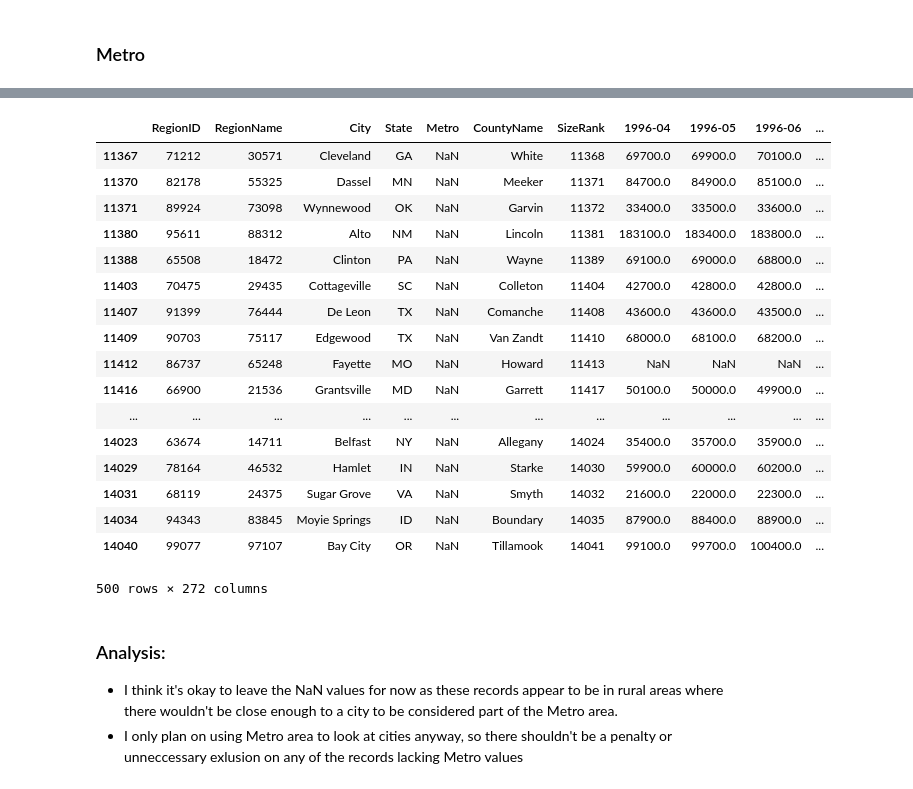
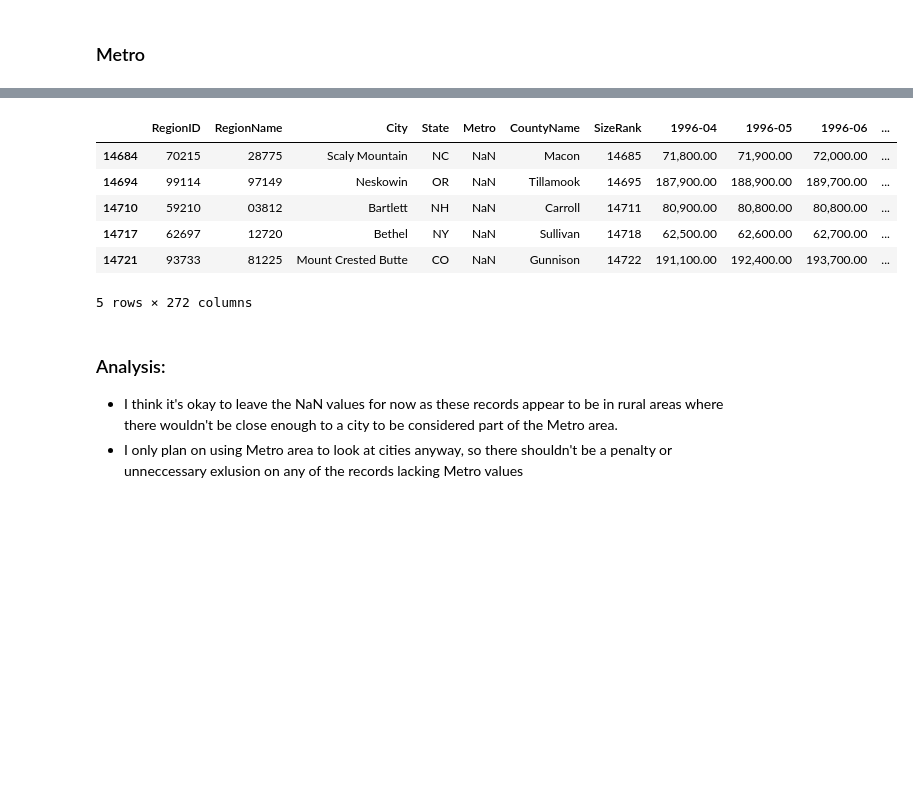
Before and after one commit to jxn628/dsc-phase-4-project-1, a Jupyter notebook: student.ipynb, the cells around one changed output, grey strips where cells are left out. Cells and saved outputs as stored; diff of their text form; code cells hidden in the pictures; blank space fills up the shorter version.

```diff
--- a/student.ipynb
+++ b/student.ipynb
@@ -55,6 +59,8 @@ from statsmodels.tsa.stattools import adfuller
 
 plt.style.use('seaborn')
 pd.set_option('display.max_rows', 1500) #change the amount of rows displayed
+
+pd.options.display.float_format = '{:,.2f}'.format
 # %%
 df = pd.read_csv("zillow_data.csv")
 # %%
@@ -133,25 +141,14 @@ Sedalia                                 1
 Name: Metro, dtype: int64
 # %%
-df.sort_values('Metro').tail(1000)
+df.sort_values('Metro').tail()
 # %% [output]
 |  | RegionID | RegionName | City | State | Metro | CountyName | SizeRank | 1996-04 | 1996-05 | 1996-06 | ... |
-| 11367 | 71212 | 30571 | Cleveland | GA | NaN | White | 11368 | 69700.0 | 69900.0 | 70100.0 | ... |
-| 11370 | 82178 | 55325 | Dassel | MN | NaN | Meeker | 11371 | 84700.0 | 84900.0 | 85100.0 | ... |
-| 11371 | 89924 | 73098 | Wynnewood | OK | NaN | Garvin | 11372 | 33400.0 | 33500.0 | 33600.0 | ... |
-| 11380 | 95611 | 88312 | Alto | NM | NaN | Lincoln | 11381 | 183100.0 | 183400.0 | 183800.0 | ... |
-| 11388 | 65508 | 18472 | Clinton | PA | NaN | Wayne | 11389 | 69100.0 | 69000.0 | 68800.0 | ... |
-| 11403 | 70475 | 29435 | Cottageville | SC | NaN | Colleton | 11404 | 42700.0 | 42800.0 | 42800.0 | ... |
-| 11407 | 91399 | 76444 | De Leon | TX | NaN | Comanche | 11408 | 43600.0 | 43600.0 | 43500.0 | ... |
-| 11409 | 90703 | 75117 | Edgewood | TX | NaN | Van Zandt | 11410 | 68000.0 | 68100.0 | 68200.0 | ... |
-| 11412 | 86737 | 65248 | Fayette | MO | NaN | Howard | 11413 | NaN | NaN | NaN | ... |
-| 11416 | 66900 | 21536 | Grantsville | MD | NaN | Garrett | 11417 | 50100.0 | 50000.0 | 49900.0 | ... |
-| ... | ... | ... | ... | ... | ... | ... | ... | ... | ... | ... | ... |
-| 14023 | 63674 | 14711 | Belfast | NY | NaN | Allegany | 14024 | 35400.0 | 35700.0 | 35900.0 | ... |
-| 14029 | 78164 | 46532 | Hamlet | IN | NaN | Starke | 14030 | 59900.0 | 60000.0 | 60200.0 | ... |
-| 14031 | 68119 | 24375 | Sugar Grove | VA | NaN | Smyth | 14032 | 21600.0 | 22000.0 | 22300.0 | ... |
-| 14034 | 94343 | 83845 | Moyie Springs | ID | NaN | Boundary | 14035 | 87900.0 | 88400.0 | 88900.0 | ... |
-| 14040 | 99077 | 97107 | Bay City | OR | NaN | Tillamook | 14041 | 99100.0 | 99700.0 | 100400.0 | ... |
+| 14684 | 70215 | 28775 | Scaly Mountain | NC | NaN | Macon | 14685 | 71,800.00 | 71,900.00 | 72,000.00 | ... |
+| 14694 | 99114 | 97149 | Neskowin | OR | NaN | Tillamook | 14695 | 187,900.00 | 188,900.00 | 189,700.00 | ... |
+| 14710 | 59210 | 03812 | Bartlett | NH | NaN | Carroll | 14711 | 80,900.00 | 80,800.00 | 80,800.00 | ... |
+| 14717 | 62697 | 12720 | Bethel | NY | NaN | Sullivan | 14718 | 62,500.00 | 62,600.00 | 62,700.00 | ... |
+| 14721 | 93733 | 81225 | Mount Crested Butte | CO | NaN | Gunnison | 14722 | 191,100.00 | 192,400.00 | 193,700.00 | ... |
-500 rows × 272 columns
+5 rows × 272 columns
 # %% [markdown]
 ### Analysis:
 - I think it's okay to leave the NaN values for now as these records appear to be in rural areas where there wouldn't be close enough to a city to be considered part of the Metro area.
```
Also changed, not shown: parts of 84 cells of this notebook.
